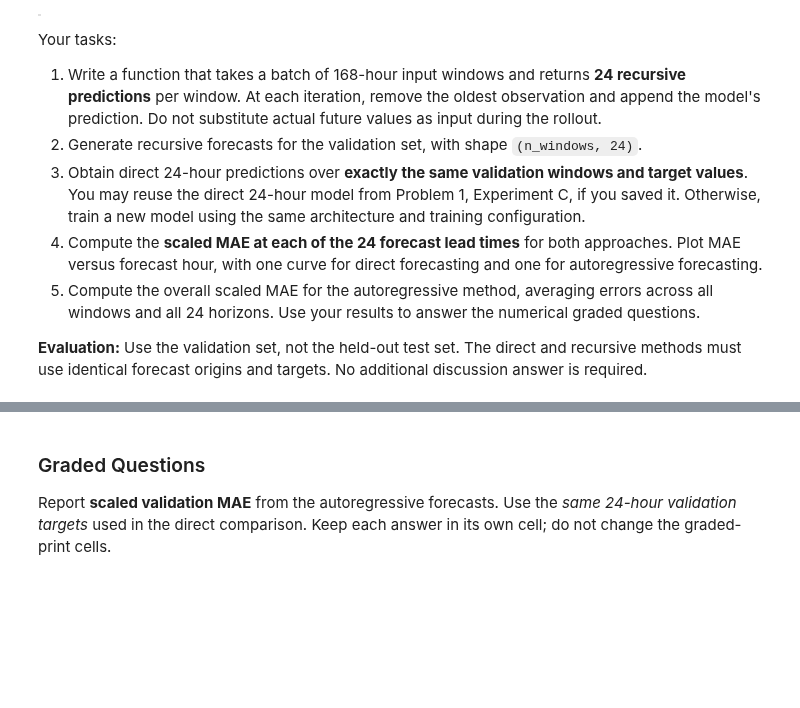
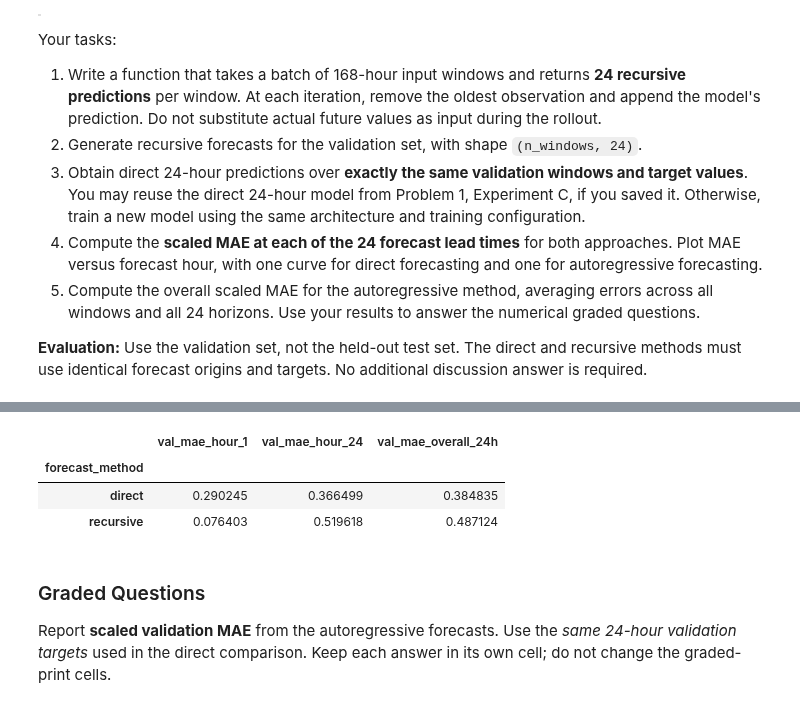
Before and after one commit to raffwh/dx703_hw, a Jupyter notebook: notebooks/Homework_08.ipynb, the cells around one changed output, grey strips where cells are left out. Saved outputs shown, nothing was run; the diff lists cells and outputs as text; code cells hidden in the pictures; blank space fills up the shorter version.

```diff
--- a/notebooks/Homework_08.ipynb
+++ b/notebooks/Homework_08.ipynb
@@ -820,3 +1318,10 @@ Your tasks:
+# %%
+p3_mae_report
+# %% [output]
+|  | val_mae_hour_1 | val_mae_hour_24 | val_mae_overall_24h |
+| forecast_method |  |  |  |
+| direct | 0.290245 | 0.366499 | 0.384835 |
+| recursive | 0.076403 | 0.519618 | 0.487124 |
 # %% [markdown]
 ### Graded Questions
 
```
Also changed, not shown: parts of 37 cells of this notebook, 1 other file.
